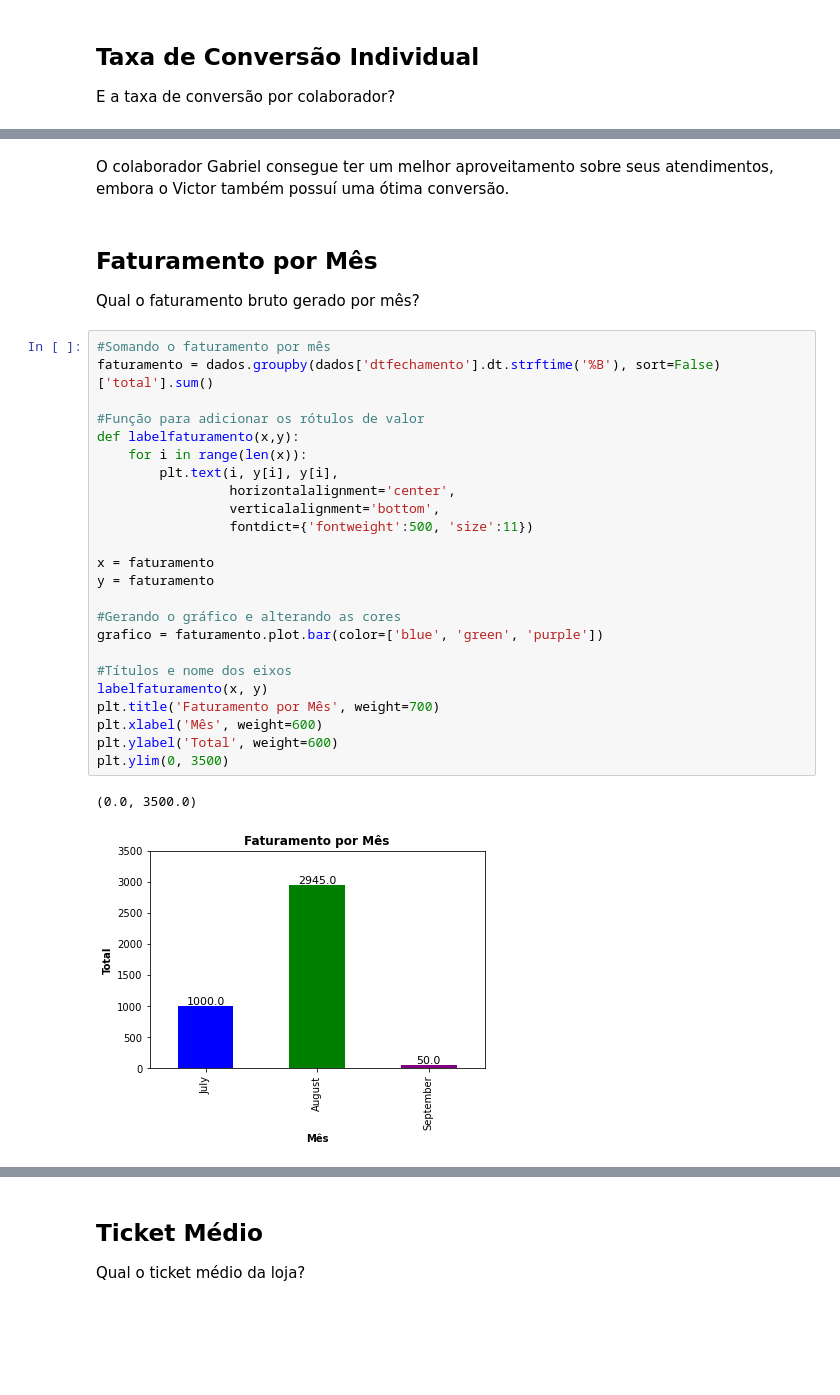
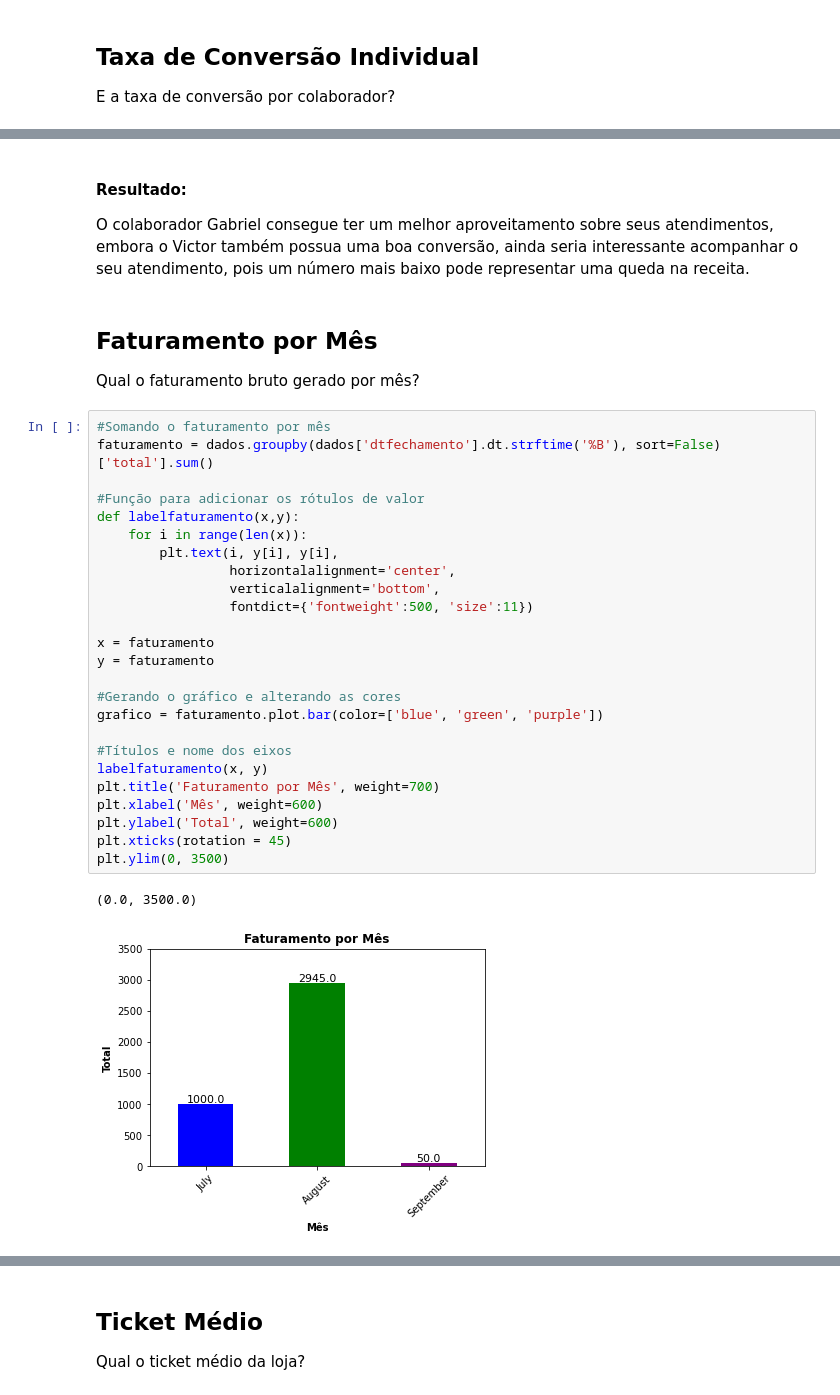
Before and after one commit to hgosouza1/Data-Science, a Jupyter notebook: Projeto Pessoal/Estética Automotiva/relatorio_geral_negocio.ipynb, the cells around one changed output, grey strips where cells are left out. Cells and saved outputs as stored; diff of their text form; blank space fills up the shorter version.

```diff
--- a/Projeto Pessoal/Estética Automotiva/relatorio_geral_negocio.ipynb
+++ b/Projeto Pessoal/Estética Automotiva/relatorio_geral_negocio.ipynb
@@ -222,32 +221,35 @@ plt.show()
 # %% [markdown]
-O colaborador Gabriel consegue ter um melhor aproveitamento sobre seus atendimentos, embora o Victor também possuí uma ótima conversão.
+#### Resultado:
+
+O colaborador Gabriel consegue ter um melhor aproveitamento sobre seus atendimentos, embora o Victor também possua uma boa conversão, ainda seria interessante acompanhar o seu atendimento, pois um número mais baixo pode representar uma queda na receita.
 # %% [markdown]
 ## Faturamento por Mês
 Qual o faturamento bruto gerado por mês?
 # %%
 #Somando o faturamento por mês
 faturamento = dados.groupby(dados['dtfechamento'].dt.strftime('%B'), sort=False)['total'].sum()
 
 #Função para adicionar os rótulos de valor
 def labelfaturamento(x,y):
     for i in range(len(x)):
         plt.text(i, y[i], y[i],
                  horizontalalignment='center',
                  verticalalignment='bottom',
                  fontdict={'fontweight':500, 'size':11})
 
 x = faturamento
 y = faturamento
 
 #Gerando o gráfico e alterando as cores
 grafico = faturamento.plot.bar(color=['blue', 'green', 'purple'])
 
 #Títulos e nome dos eixos
 labelfaturamento(x, y)
 plt.title('Faturamento por Mês', weight=700)
 plt.xlabel('Mês', weight=600)
 plt.ylabel('Total', weight=600)
+plt.xticks(rotation = 45)
 plt.ylim(0, 3500)
 # %% [output]
 (0.0, 3500.0)
-[figure, old version]
+[figure, new version]
```
Also changed, not shown: parts of 22 cells of this notebook.
